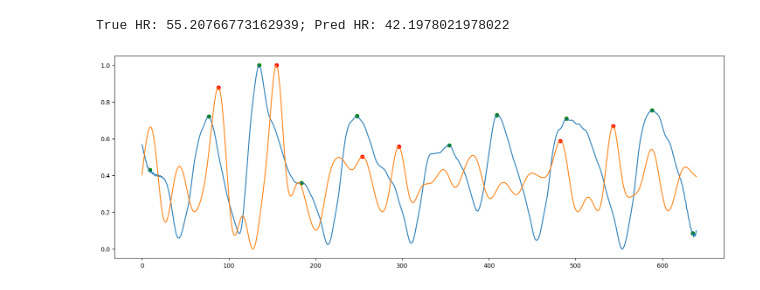
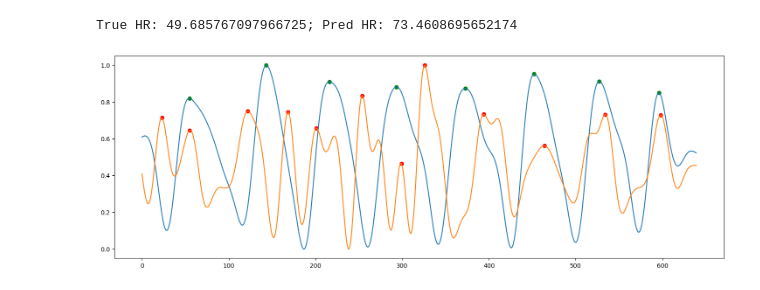
Before and after one commit to arnavpon/pydroid, a Jupyter notebook: example/android/app/src/main/python/pipeline-dev/pipeline-v1/ml.v6.ipynb, the cells around one changed output. Cells and saved outputs as stored; diff of their text form; code cells hidden in the pictures.

Commit message:
further investigation: should move back to the default heart rate calc method:

```diff
--- a/example/android/app/src/main/python/pipeline-dev/pipeline-v1/ml.v6.ipynb
+++ b/example/android/app/src/main/python/pipeline-dev/pipeline-v1/ml.v6.ipynb
@@ -41,9 +41,9 @@ for subject in range(1, 8):
     truths.append(truth)
 # %%
 def get_predicted_peaks(signal):
-    return get_peaks_v2(signal, 64, 3.0, -1, prominence = 0.3, with_min_dist = True, with_valleys = False)
+    return get_peaks_v2(signal, 64, 3.0, -1, prominence = 0.15, with_min_dist = True, with_valleys = False)
 def get_true_peaks(signal):
-    return get_peaks_v2(signal, 64, 3.0, -1, prominence = 0, with_min_dist = True, with_valleys = False)
+    return get_peaks_v2(signal, 64, 3.0, -1, prominence = 0.15, with_min_dist = True, with_valleys = False)
 
 def _process(targs, signal, smoothing_window = 10, use_bandpass = False):
 
@@ -56,6 +56,8 @@ def _process(targs, signal, smoothing_window = 10, use_bandpass = False):
 
     targs = n_moving_avg(targs, 20)
     targs = resample(targs, orig_len)
+    if use_bandpass:
+        targs = bandpass(targs, 64, [0.67, 3.0], 4)
     targs = min_max_scale(targs)
 
     return targs, signal
@@ -498,3 +500,9 @@ class MoodyGBM:
         if square:
             return np.power(len(true_peaks) - len(pred_peaks), 2)
         return abs(len(true_peaks) - len(pred_peaks))
+# %%
+test_subject = 7
+test_subject_truth = truths[test_subject - 1]
+
+mod = MoodyGBM(truths, n_estimators = 400, loss_type = 'dtw', split_size = 960, excluded_subject = test_subject, model_type = 'gbdt', learning_rate = 0.0065)
+mod.fit()
@@ -501,9 +527,4 @@ class MoodyGBM:
 # %%
-test_subject = 7
-test_subject_truth = truths[test_subject - 1]
-
-mod = MoodyGBM(truths, n_estimators = 5, loss_type = 'dtw', split_size = 960, excluded_subject = test_subject, model_type = 'gbdt', learning_rate = 0.01)
-mod.fit()
 mse, hr_err, hr_err_sq = mod.eval()
 
 print(f'\n\nMSE: {mse}')
@@ -552,35 +566,35 @@ Feature importances:
 # %%
-beg = 2000
-end = 2640
+beg = 3000
+end = beg + 640
 
 model = mod
 
 data = test_subject_truth.prepare_data_for_ml()
 x = data.drop(columns = ['bvp']).to_numpy()
 y = data['bvp'].to_numpy()
 
 targ = y[beg: end]
 pred = model.predict(x)[beg: end]
-targ, pred = _process(targ, pred)
-pred = bandpass(pred, 64, [0.67, 3.0], 4)
-pred = min_max_scale(pred)
+targ, pred = _process(targ, pred, use_bandpass=True)
+# pred = bandpass(pred, 64, [0.67, 3.0], 4)
+# pred = min_max_scale(pred)
 
 pred_peaks, _ = get_predicted_peaks(pred)
 true_peaks, _ = get_true_peaks(targ)
 
 plt.plot(targ)
 plt.plot(pred)
 plt.scatter(pred_peaks, pred[pred_peaks], c='r')
 plt.scatter(true_peaks, targ[true_peaks], c='g')
 
 pred_ibis = np.diff(pred_peaks) / 64
 true_ibis = np.diff(true_peaks) / 64
 pred_hr = get_hr(pred_ibis)
 true_hr = get_hr(true_ibis)
 print(f'True HR: {true_hr}; Pred HR: {pred_hr}')
 # %% [output]
-True HR: 55.20766773162939; Pred HR: 42.1978021978022
+True HR: 49.685767097966725; Pred HR: 73.4608695652174
-[figure, old version]
+[figure, new version]
 # %%
 import numpy as np
 
```
Also changed, not shown: parts of 6 cells of this notebook.
